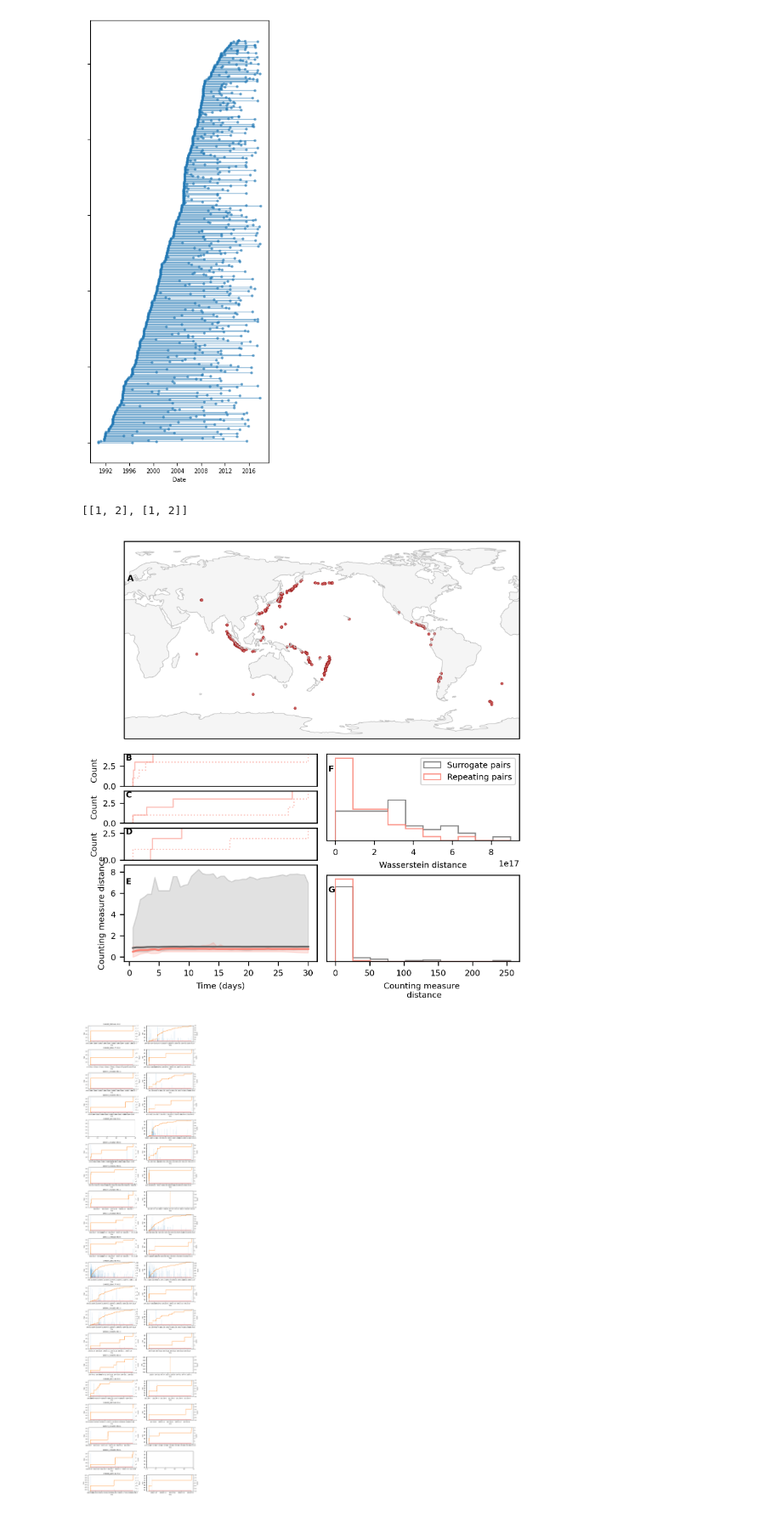
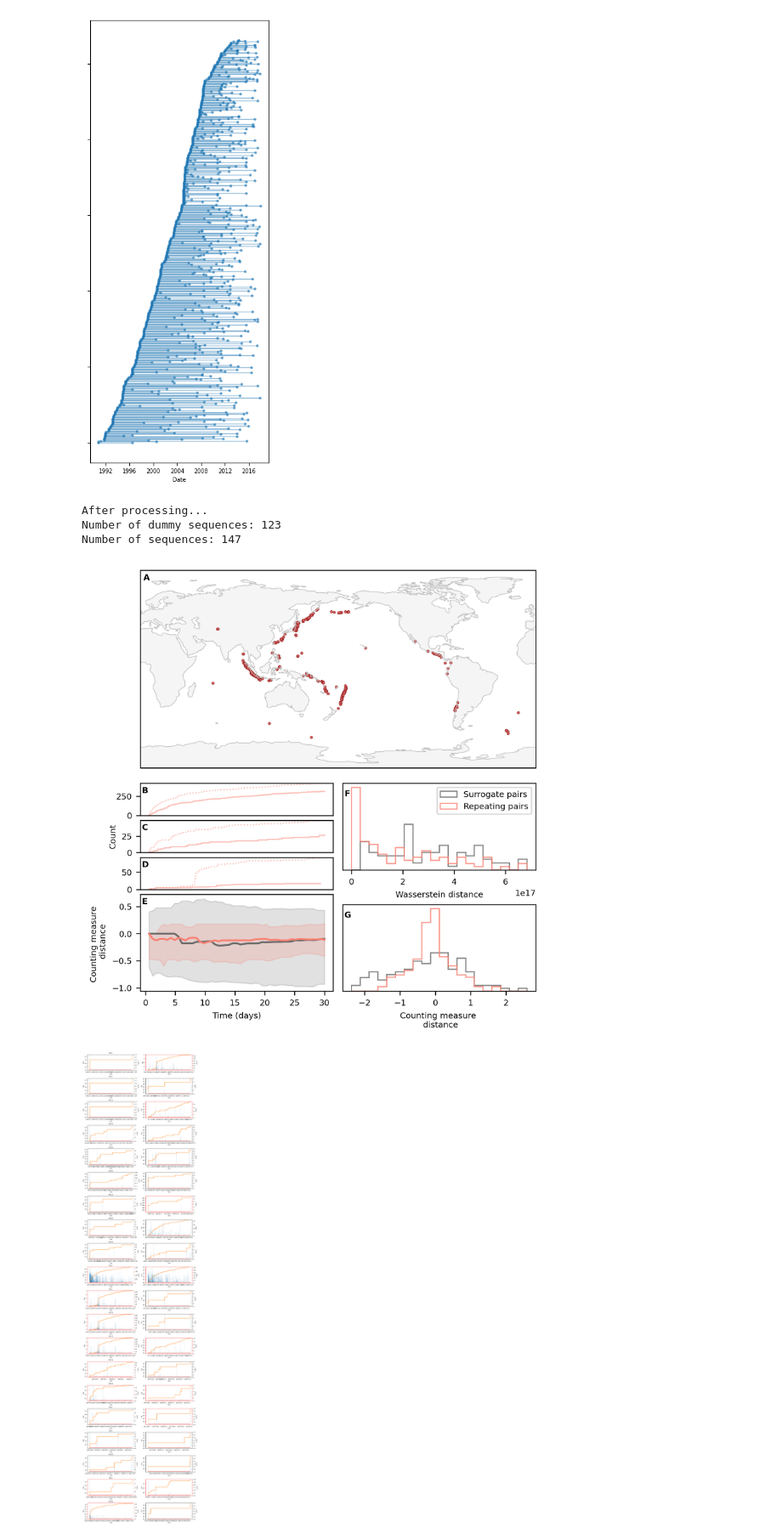
Before and after one commit to keliankaz/repeaters, a Jupyter notebook: repeaters_and_sequences.ipynb, the cells around one changed output. Shown at 85% size. Cells and saved outputs as stored; diff of their text form; code cells hidden in the pictures.

```diff
--- a/repeaters_and_sequences.ipynb
+++ b/repeaters_and_sequences.ipynb
@@ -39,7 +41,7 @@ earthquakes = EarthquakeCatalog(
 ) # expect warnings about loading existing catalog and Nan values
 # %%
 surrogate_config = dict(
-    max_distance_km = 800, # selected to preserve some of the same structure with Mc and similar tectonic setting
+    max_distance_km = 600, # selected to preserve some of the same structure with Mc and similar tectonic setting
     max_magnitude_delta = 0.1, # comparable to (event_pairs.catalog.Mag - event_pairs.catalog.Mag_2).abs().mean()
     min_time_delta_days = 365, # avoid the events being related to eachother
     min_prior_time_delta = 60, # avoid mainshocks occuring before the event
@@ -68,3 +71,11 @@ sequences = RepeaterSequences(event_pairs,earthquakes, **sequence_config).sequen
+# %%
+print('After processing...')
+print(f'Number of dummy sequences: {len(dummy_sequences)}')
+print(f'Number of sequences: {len(sequences)}')
+# %% [output]
+After processing...
+Number of dummy sequences: 123
+Number of sequences: 147
 # %%
 def counting_measure_distance(t1,t2,T):
 
@@ -107,13 +122,16 @@ def calculate_spread(time_array, pair, method='counting measure distance'):
     return N2byN1
 # %%
 # time-dependent difference
+
+difference_metric = 'relative productivity'
+
 spread = []
-time_array = np.linspace(0,30,50)
+time_array = np.linspace(0,sequence_config['sequence_duration_days'],50)
 for pair in sequences:
-    N2byN1 = calculate_spread(time_array, pair, method="absolute relative difference")
+    N2byN1 = calculate_spread(time_array, pair, method=difference_metric)
     spread.append(N2byN1)
 spread = np.array(spread)
-dummy_spread = np.array([calculate_spread(time_array, pair, method="absolute relative difference") for pair in dummy_sequences])
+dummy_spread = np.array([calculate_spread(time_array, pair, method=difference_metric) for pair in dummy_sequences])
 
 # final difference
 final_spread = spread[:,-1][~np.isinf(spread[:,-1]) & ~np.isnan(spread[:,-1])]
@@ -145,10 +163,6 @@ for pair in dummy_sequences:
     else:
         count_for_comparison = min([len(seq1),len(seq2)])
         dummy_w_difference.append(wasserstein_distance(seq1.catalog.time[:count_for_comparison], seq2.catalog.time[:count_for_comparison]))
-# %%
-2*[[1,2]]
-# %% [output]
-[[1, 2], [1, 2]]
 # %%
 plt.rcParams.update({'font.size': 7})
 quantile_range = [0.25,0.75]
@@ -173,9 +187,10 @@ gs_right = gs[1,1].subgridspec(2,1,hspace=0.4)
 
 # middle left panel: compison of sequences
 number_of_examples = 3
+example_AX = [fig.add_subplot(gs_left[i,0]) for i in range(number_of_examples)]
 for ax, pair in zip(
-    [fig.add_subplot(gs_left[i,0]) for i in range(number_of_examples)],
-    [sequences[i] for i in np.argsort(spread[:,-1])[:number_of_examples]]):
+    example_AX,
+    [sequences[i] for i in np.argsort(w_difference)[:number_of_examples]]):
 
     seq1 = pair["catalog_1"]
     seq2 = pair["catalog_2"]
@@ -193,6 +208,8 @@ for ax, pair in zip(
         )
     ax.set(xticks=[],xticklabels=[])
 
+[example_AX[i].set(ylabel=None) for i in [0,2]]
+
 # Bottom left panel: comparison of spread over time:
 ax = fig.add_subplot(gs_left[-1,0])
 dummy_line = ax.plot(time_array, np.median(dummy_spread, axis=0), c=dummy_color, label='Surrogate pairs')
@@ -200,12 +217,13 @@ dummy_fill = ax.fill_between(time_array, *np.quantile(dummy_spread, quantile_ran
 
 data_line = ax.plot(time_array, np.median(spread, axis=0), c=data_color, label='Repeating pairs')
 data_fill = ax.fill_between(time_array, *np.quantile(spread, quantile_range, axis=0), alpha=0.2, color=data_color)
-ax.set(ylabel="Counting measure distance", xlabel="Time (days)")
+ax.set(ylabel="Counting measure \n distance", xlabel="Time (days)")
 
 
 # middle right panel: wassersein diffenrence
 ax = fig.add_subplot(gs_right[0,0])
 hist_kwargs = dict(
+    bins=20,
     alpha=0.8,
     density=True,
     color=[data_color,dummy_color],
@@ -226,14 +244,6 @@ ax.set(
 
 # bottom right panel: count measure histogram comparison
 ax = fig.add_subplot(gs_right[1,0])
-hist_kwargs = dict(
-    alpha=0.8,
-    density=True,
-     color=[data_color,dummy_color],
-    label=['Repeating pairs','Surrogate pairs'],
-    histtype='step',
-)
-
 ax.hist([final_spread,final_dummy_spread], **hist_kwargs)
 ax.set(xlabel="Counting measure \n distance", yticks=[])
 
@@ -251,20 +261,25 @@ add_lettering(
     ]
 )
 # %% [output]
-[figure, old version]
+[figure, new version]
 # %%
 number_of_examples = 20
 fig, AX = plt.subplots(number_of_examples,2,figsize=(10,number_of_examples*2))
 
 for i, pair in enumerate(sequences[:number_of_examples]):
-    if len(pair["catalog_1"]) > 0:
-        pair["catalog_1"].plot_time_series(ax=AX[i,0])
-    if len(pair["catalog_2"]) > 0:
-        pair["catalog_2"].plot_time_series(ax=AX[i,1])
+    pair["catalog_1"].plot_time_series(ax=AX[i,0])
+    if np.any(pair["mag"] < pair["catalog_1"].catalog.mag):
+        for spine in plt.gca().spines.values():
+            spine.set_edgecolor('red')
+
+    pair["catalog_2"].plot_time_series(ax=AX[i,1])
+    if np.any(pair["Mag_2"] < pair["catalog_2"].catalog.mag):
+        for spine in plt.gca().spines.values():
+            spine.set_edgecolor('red')
     AX[i,0].set(
-        title= pair["Doublet_ID"] +': ' + f"M{(pair['Mag'] + pair['Mag_2'])/2}",
+        title= f"M{(pair['mag'] + pair['Mag_2'])/2}",
     )
 
 plt.tight_layout()
 # %% [output]
-[figure, old version]
+[figure, new version]
```
Also changed, not shown: parts of 6 cells of this notebook, 1 other file.
